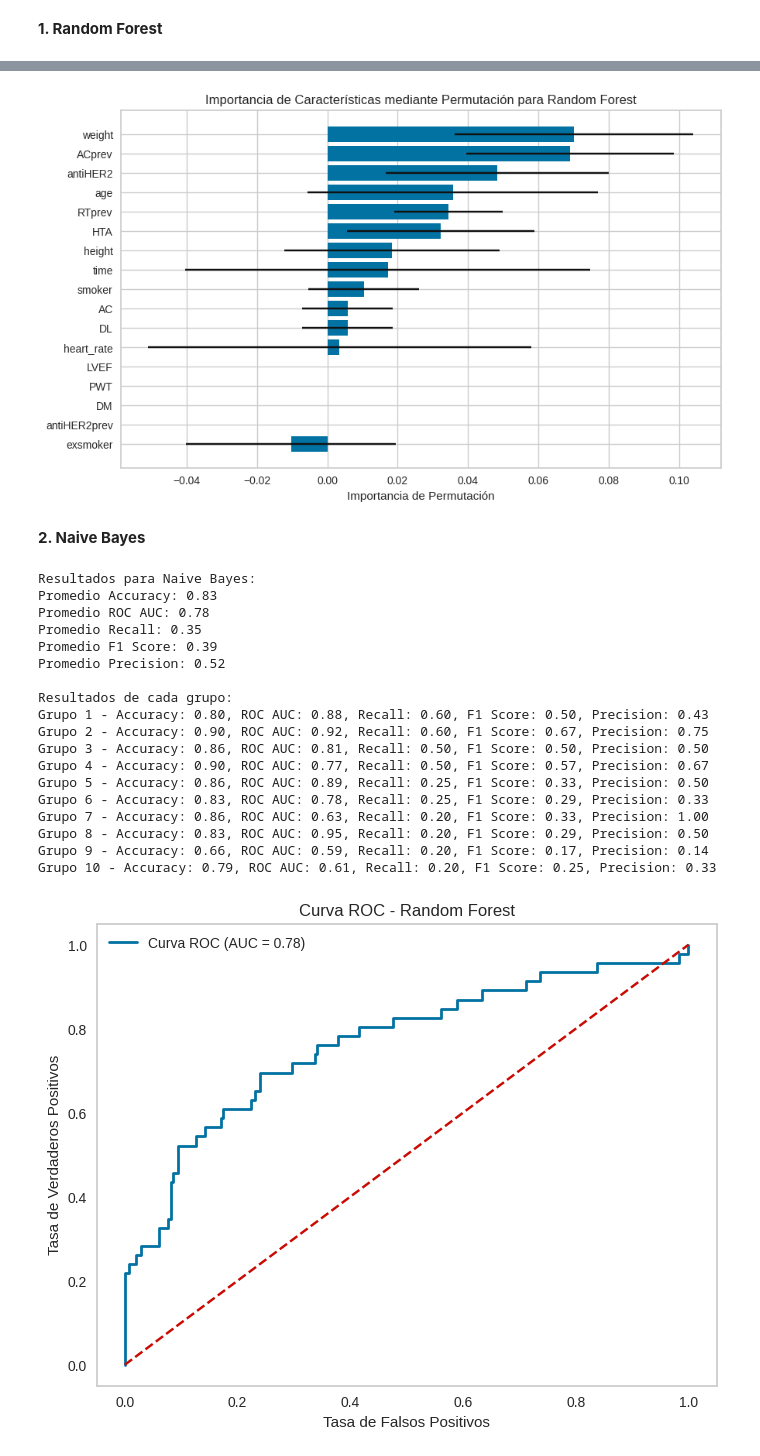
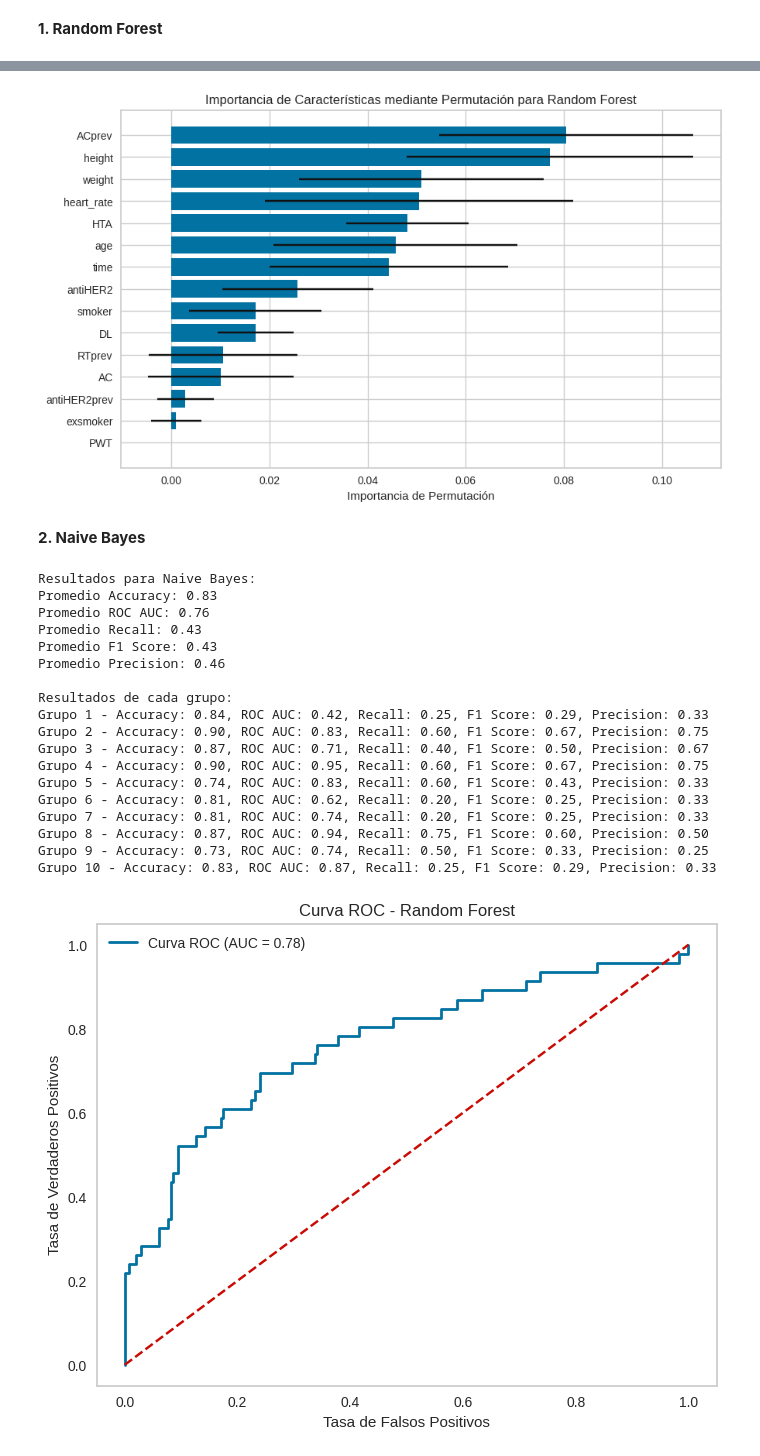
Before and after one commit to nalrob/Aprendizaje-Automatico, a Jupyter notebook: CTRCD_Modelos_lastversion.ipynb, the cells around one changed output, grey strips where cells are left out. Saved outputs shown, nothing was run; the diff lists cells and outputs as text; code cells hidden in the pictures.

```diff
--- a/CTRCD_Modelos_lastversion.ipynb
+++ b/CTRCD_Modelos_lastversion.ipynb
@@ -179,8 +179,8 @@ Index(['heart_rate', 'age', 'weight', 'height', 'CTRCD', 'time',
 #feature_names = ['heart_rate', 'age', 'weight', 'height', 'time', 'LVEF', 'PWT', 'LAd', 'LVSd', 'antiHER2', 'HTA', 'DL', 'DM', 'smoker', 'exsmoker', 'ACprev', 'antiHER2prev', 'RTprev']
 #data = data.drop(columns=['heart_rhythm', 'LVEF','LAd', 'LVDd', 'LVSd','DM','exsmoker','VALVprev','CIprev', 'ICMprev', 'ARRprev', 'VALVprev', 'cxvalv'])
 
-data = data.drop(columns=['heart_rhythm', 'LVDd','VALVprev','CIprev', 'ICMprev', 'ARRprev', 'VALVprev', 'cxvalv','LAd','DM', 'LVSd'])
-feature_names = ['heart_rate', 'age', 'weight', 'height', 'time', 'PWT','antiHER2','antiHER2prev', 'HTA', 'smoker', 'exsmoker','DL','LVEF', 'AC', 'ACprev', 'RTprev']
+data = data.drop(columns=['heart_rhythm', 'LVDd','VALVprev','CIprev', 'ICMprev', 'ARRprev', 'VALVprev', 'cxvalv','LAd', 'LVSd','DM'])
+feature_names = ['heart_rate', 'age', 'weight', 'height', 'time', 'PWT','antiHER2','antiHER2prev', 'HTA', 'smoker', 'exsmoker','DL','AC', 'ACprev', 'RTprev']
 
 X=data[feature_names]
 y=data['CTRCD']
@@ -202,7 +202,7 @@ X_train, X_test, y_train, y_test = train_test_split(X, y, test_size=0.2, random_
 # Modelo base de Random Forest
 rf = RandomForestClassifier(n_estimators=100, random_state=42)
 
-rfe = RFE(estimator=rf, n_features_to_select=16)
+rfe = RFE(estimator=rf, n_features_to_select=15)
 rfe.fit(X_train, y_train)
 
 # Aplicar la selección de características
@@ -331,7 +331,7 @@ Index(['heart_rate', 'age', 'weight', 'height', 'time', 'PWT', 'antiHER2',
 **1. Random Forest**
 # %%
 scale = ['heart_rate', 'age', 'weight', 'height', 'time', 'PWT']
-ohe = ['antiHER2', 'antiHER2prev', 'HTA','smoker', 'exsmoker', 'LVEF', 'DL', 'AC', 'ACprev', 'RTprev']
+ohe = ['antiHER2', 'antiHER2prev', 'HTA','smoker', 'exsmoker', 'DL', 'AC','ACprev', 'RTprev']
 
 # Preprocesamiento de los datos
 preprocessor = ColumnTransformer(
@@ -371,7 +371,7 @@ all_y_pred = []
 all_y_pred_proba = []  # Agregado para curva ROC
 
 # Umbral de clasificación ajustado
-threshold = 0.5  # Ajusta este valor para obtener el mejor rendimiento
+threshold = 0.4  # Ajusta este valor para obtener el mejor rendimiento
 
 # Validación cruzada
 for group_index, (train_index, test_index) in enumerate(kf.split(X, y)):
@@ -487,22 +487,23 @@ plt.show()
 # %%
-perm_importance = permutation_importance(model, X_test_fold, y_test_fold, n_repeats=30, random_state=42)
+perm_importance = permutation_importance(model,X_train_balanced, y_train_balanced, n_repeats=30, random_state=42)
 
 # Ordena las importancias para visualizarlas
 sorted_idx = perm_importance.importances_mean.argsort()
 
 plt.figure(figsize=(10, 6))
 plt.barh(range(len(sorted_idx)), perm_importance.importances_mean[sorted_idx], xerr=perm_importance.importances_std[sorted_idx])
 plt.yticks(range(len(sorted_idx)), [X_test_fold.columns[i] for i in sorted_idx])
 plt.xlabel("Importancia de Permutación")
 plt.title("Importancia de Características mediante Permutación para Random Forest")
 plt.show()
 # %% [output]
-[figure, old version]
+[figure, new version]
 # %% [markdown]
 **2. Naive Bayes**
 # %%
 scale = ['heart_rate', 'age', 'weight', 'height', 'time', 'PWT']
-ohe = ['antiHER2', 'antiHER2prev', 'HTA', 'DL', 'DM','smoker', 'exsmoker', 'AC', 'ACprev', 'RTprev']
+ohe = ['antiHER2', 'antiHER2prev', 'HTA','smoker', 'exsmoker', 'DL', 'AC','ACprev', 'RTprev']
+
 
 
 # Preprocesamiento de los datos
@@ -606,22 +607,22 @@ for result in group_results:
 # %% [output]
 Resultados para Naive Bayes:
 Promedio Accuracy: 0.83
-Promedio ROC AUC: 0.78
-Promedio Recall: 0.35
-Promedio F1 Score: 0.39
-Promedio Precision: 0.52
+Promedio ROC AUC: 0.76
+Promedio Recall: 0.43
+Promedio F1 Score: 0.43
+Promedio Precision: 0.46
 
 Resultados de cada grupo:
-Grupo 1 - Accuracy: 0.80, ROC AUC: 0.88, Recall: 0.60, F1 Score: 0.50, Precision: 0.43
-Grupo 2 - Accuracy: 0.90, ROC AUC: 0.92, Recall: 0.60, F1 Score: 0.67, Precision: 0.75
-Grupo 3 - Accuracy: 0.86, ROC AUC: 0.81, Recall: 0.50, F1 Score: 0.50, Precision: 0.50
-Grupo 4 - Accuracy: 0.90, ROC AUC: 0.77, Recall: 0.50, F1 Score: 0.57, Precision: 0.67
-Grupo 5 - Accuracy: 0.86, ROC AUC: 0.89, Recall: 0.25, F1 Score: 0.33, Precision: 0.50
-Grupo 6 - Accuracy: 0.83, ROC AUC: 0.78, Recall: 0.25, F1 Score: 0.29, Precision: 0.33
-Grupo 7 - Accuracy: 0.86, ROC AUC: 0.63, Recall: 0.20, F1 Score: 0.33, Precision: 1.00
-Grupo 8 - Accuracy: 0.83, ROC AUC: 0.95, Recall: 0.20, F1 Score: 0.29, Precision: 0.50
-Grupo 9 - Accuracy: 0.66, ROC AUC: 0.59, Recall: 0.20, F1 Score: 0.17, Precision: 0.14
-Grupo 10 - Accuracy: 0.79, ROC AUC: 0.61, Recall: 0.20, F1 Score: 0.25, Precision: 0.33
+Grupo 1 - Accuracy: 0.84, ROC AUC: 0.42, Recall: 0.25, F1 Score: 0.29, Precision: 0.33
+Grupo 2 - Accuracy: 0.90, ROC AUC: 0.83, Recall: 0.60, F1 Score: 0.67, Precision: 0.75
+Grupo 3 - Accuracy: 0.87, ROC AUC: 0.71, Recall: 0.40, F1 Score: 0.50, Precision: 0.67
+Grupo 4 - Accuracy: 0.90, ROC AUC: 0.95, Recall: 0.60, F1 Score: 0.67, Precision: 0.75
+Grupo 5 - Accuracy: 0.74, ROC AUC: 0.83, Recall: 0.60, F1 Score: 0.43, Precision: 0.33
+Grupo 6 - Accuracy: 0.81, ROC AUC: 0.62, Recall: 0.20, F1 Score: 0.25, Precision: 0.33
+Grupo 7 - Accuracy: 0.81, ROC AUC: 0.74, Recall: 0.20, F1 Score: 0.25, Precision: 0.33
+Grupo 8 - Accuracy: 0.87, ROC AUC: 0.94, Recall: 0.75, F1 Score: 0.60, Precision: 0.50
+Grupo 9 - Accuracy: 0.73, ROC AUC: 0.74, Recall: 0.50, F1 Score: 0.33, Precision: 0.25
+Grupo 10 - Accuracy: 0.83, ROC AUC: 0.87, Recall: 0.25, F1 Score: 0.29, Precision: 0.33
 # %%
 # Curva ROC total
 fpr, tpr, _ = roc_curve(all_y_test, all_y_pred_proba)
```
Also changed, not shown: parts of 20 cells of this notebook.
